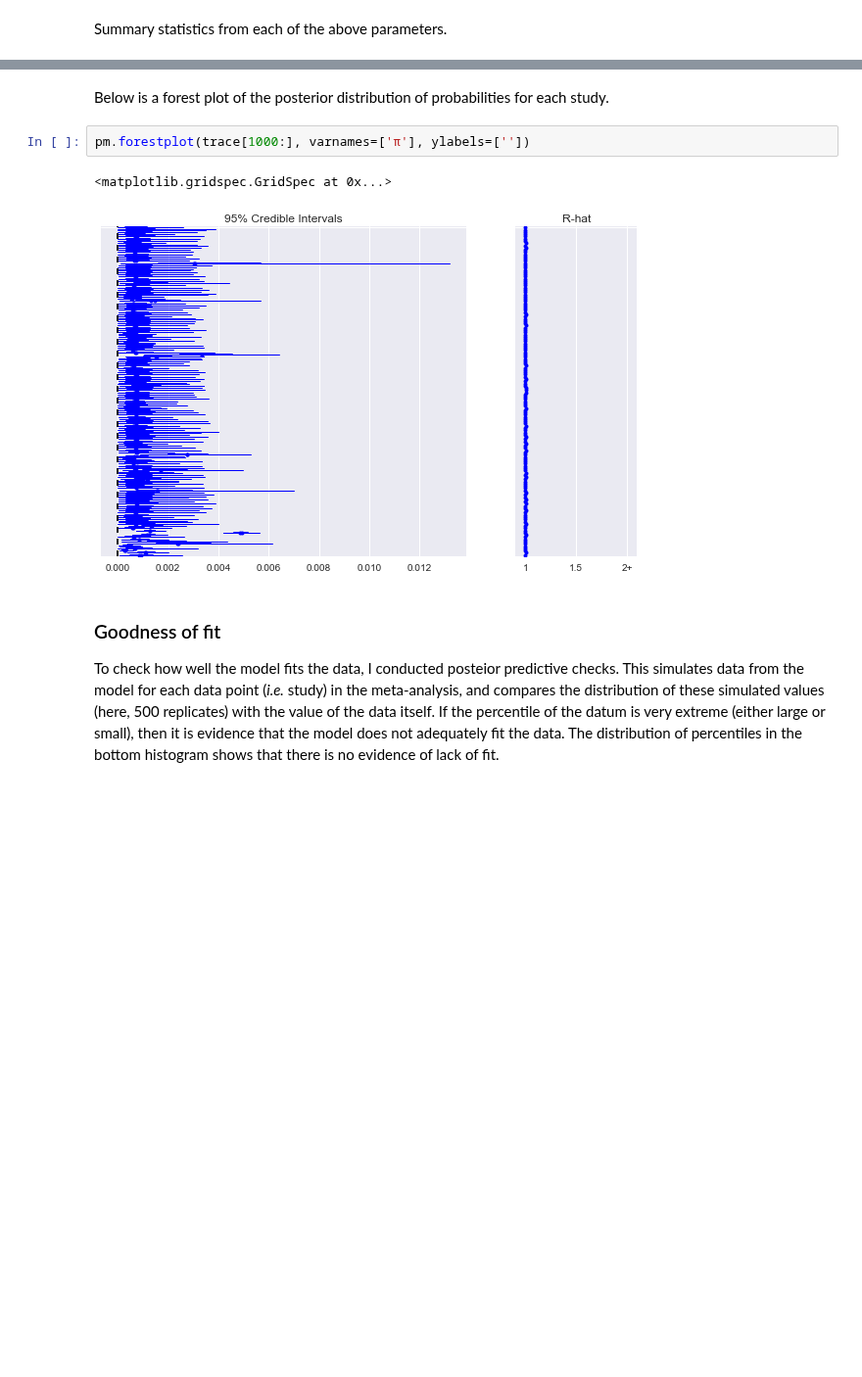
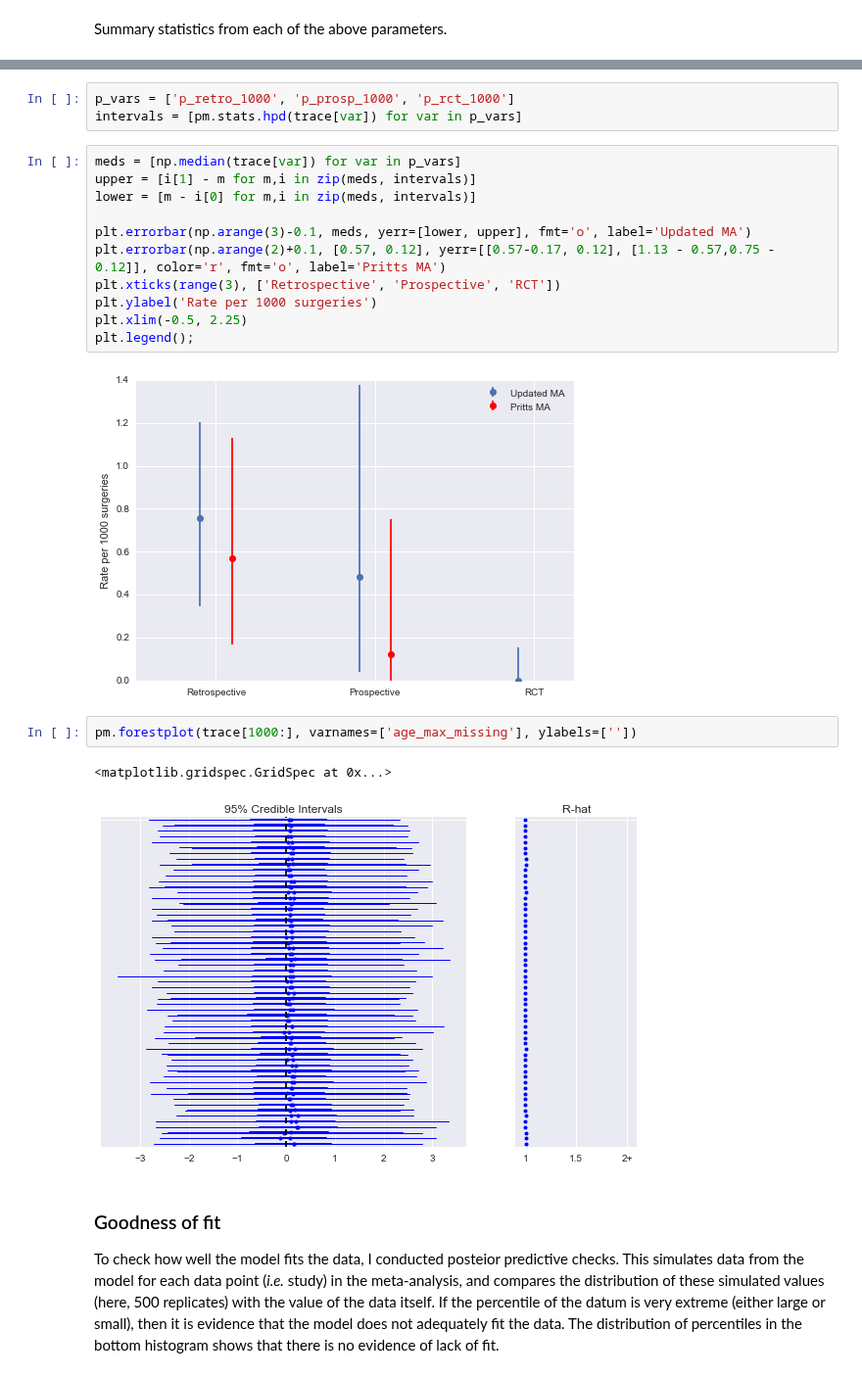
Before and after one commit to VanderbiltPopHealthSci/uterine_fibroids_MA, a Jupyter notebook: Key Question 3 Meta-analysis.ipynb, the cells around one changed output, grey strips where cells are left out. Shown at 98% size. Saved outputs shown, nothing was run; the diff lists cells and outputs as text; blank space fills up the shorter version.

Commit message:
Updated Pritts update

```diff
--- a/Key Question 3 Meta-analysis.ipynb
+++ b/Key Question 3 Meta-analysis.ipynb
@@ -111,10 +204,24 @@ By comparison, estimates from Pritts' supplement:
-# %% [markdown]
-Below is a forest plot of the posterior distribution of probabilities for each study.
+# %%
+p_vars = ['p_retro_1000', 'p_prosp_1000', 'p_rct_1000']
+intervals = [pm.stats.hpd(trace[var]) for var in p_vars]
+# %%
+meds = [np.median(trace[var]) for var in p_vars]
+upper = [i[1] - m for m,i in zip(meds, intervals)]
+lower = [m - i[0] for m,i in zip(meds, intervals)]
+
+plt.errorbar(np.arange(3)-0.1, meds, yerr=[lower, upper], fmt='o', label='Updated MA')
+plt.errorbar(np.arange(2)+0.1, [0.57, 0.12], yerr=[[0.57-0.17, 0.12], [1.13 - 0.57,0.75 - 0.12]], color='r', fmt='o', label='Pritts MA')
+plt.xticks(range(3), ['Retrospective', 'Prospective', 'RCT'])
+plt.ylabel('Rate per 1000 surgeries')
+plt.xlim(-0.5, 2.25)
+plt.legend();
+# %% [output]
+[figure, added]
 # %%
-pm.forestplot(trace[1000:], varnames=['π'], ylabels=[''])
+pm.forestplot(trace[1000:], varnames=['age_max_missing'], ylabels=[''])
 # %% [output]
 <matplotlib.gridspec.GridSpec at 0x...>
-[figure, old version]
+[figure, new version]
 # %% [markdown]
 ### Goodness of fit
 
```
Also changed, not shown: parts of 16 cells of this notebook, 1 other file.
